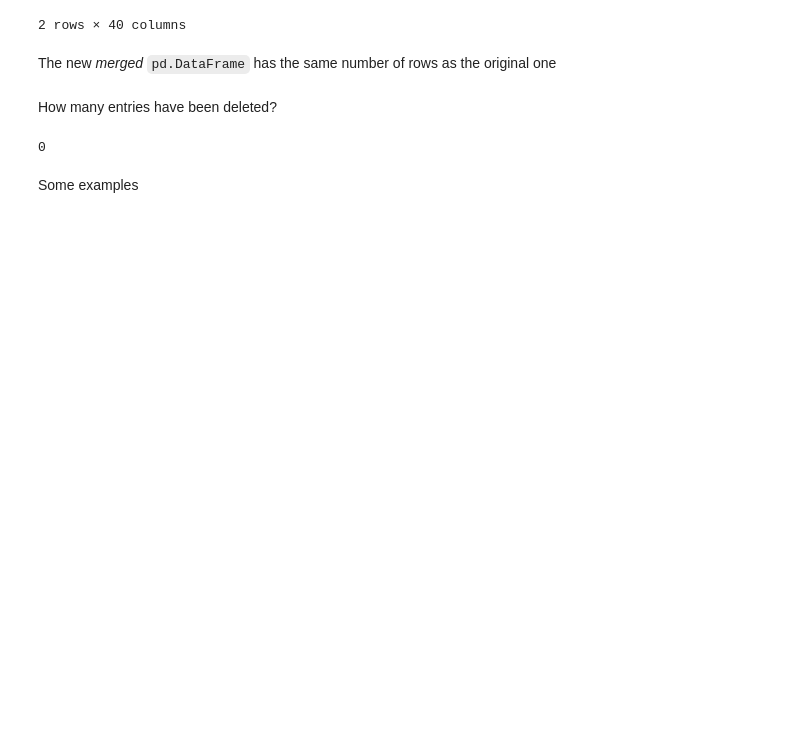
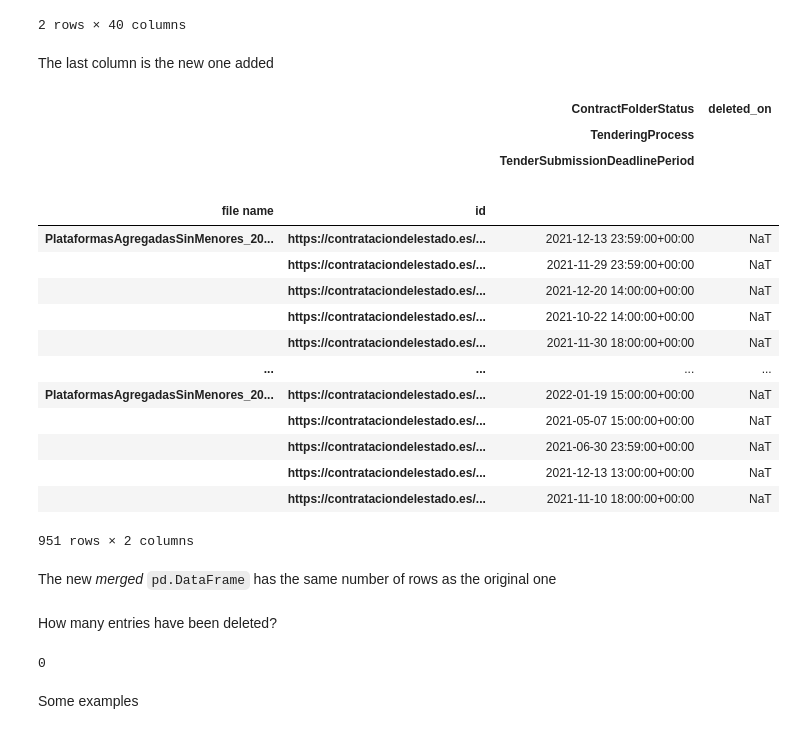
Before and after one commit to manuvazquez/dlsproc, a Jupyter notebook: 60_assemble.ipynb, the cells around one changed output. Drawn from its saved outputs; the diff is of its cells as text; code cells hidden in the pictures; blank space fills up the shorter version.

```diff
--- a/60_assemble.ipynb
+++ b/60_assemble.ipynb
@@ -97,6 +99,30 @@ merged_df.head(2)
 | PlataformasAgregadasSinMenores_20... | https://contrataciondelestado.es/... | 0 | Id licitación: 2021039438; Órgano... | L'objecte és la contractació del ... | 2022-01-04 12:12:09.464000+00:00 | 2021039438 | RES | ... |
 |  | https://contrataciondelestado.es/... | 1 | Id licitación: 2021_2568; Órgano ... | Servei comunicacions postals de l... | 2022-01-04 12:12:09.400000+00:00 | 2021_2568 | ADJ | ... |
 2 rows × 40 columns
+# %% [markdown]
+The last column is the new one added
+# %%
+merged_df.iloc[:, -2:]
+# %% [output]
+|  |  | ContractFolderStatus | deleted_on |
+|  |  | TenderingProcess |  |
+|  |  | TenderSubmissionDeadlinePeriod |  |
+|  |  |  |  |
+|  |  |  |  |
+|  |  |  |  |
+| file name | id |  |  |
+| PlataformasAgregadasSinMenores_20... | https://contrataciondelestado.es/... | 2021-12-13 23:59:00+00:00 | NaT |
+|  | https://contrataciondelestado.es/... | 2021-11-29 23:59:00+00:00 | NaT |
+|  | https://contrataciondelestado.es/... | 2021-12-20 14:00:00+00:00 | NaT |
+|  | https://contrataciondelestado.es/... | 2021-10-22 14:00:00+00:00 | NaT |
+|  | https://contrataciondelestado.es/... | 2021-11-30 18:00:00+00:00 | NaT |
+| ... | ... | ... | ... |
+| PlataformasAgregadasSinMenores_20... | https://contrataciondelestado.es/... | 2022-01-19 15:00:00+00:00 | NaT |
+|  | https://contrataciondelestado.es/... | 2021-05-07 15:00:00+00:00 | NaT |
+|  | https://contrataciondelestado.es/... | 2021-06-30 23:59:00+00:00 | NaT |
+|  | https://contrataciondelestado.es/... | 2021-12-13 13:00:00+00:00 | NaT |
+|  | https://contrataciondelestado.es/... | 2021-11-10 18:00:00+00:00 | NaT |
+951 rows × 2 columns
 # %% [markdown]
 The new *merged* `pd.DataFrame` has the same number of rows as the original one
 # %%
```
Also changed, not shown: parts of 18 cells of this notebook, 5 other files.
